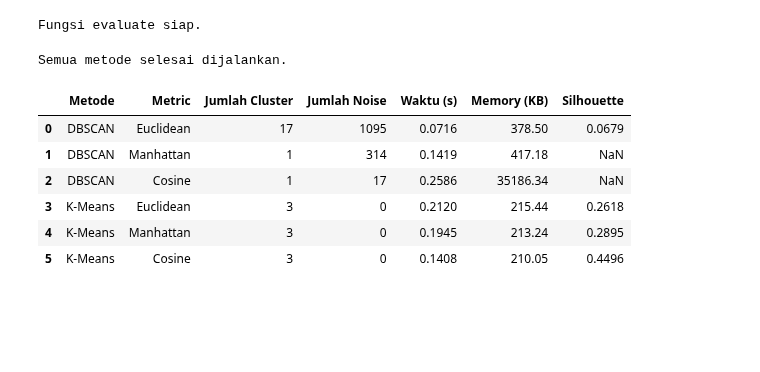
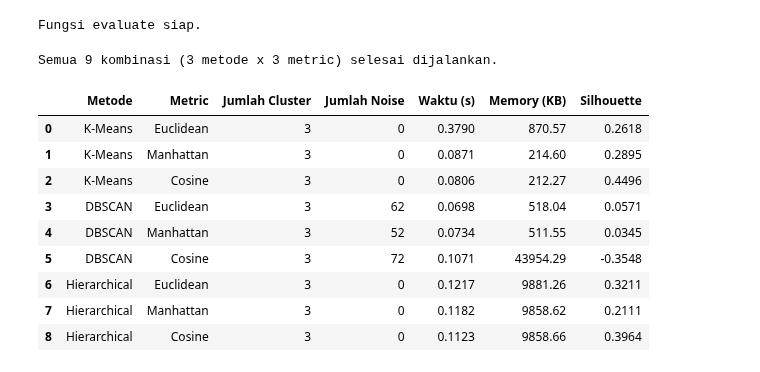
Before and after one commit to rachmadnanda/MachineLearning2026, a Jupyter notebook: Perbandingan_KMeans_DBScan.ipynb, the cells around one changed output. Cells and saved outputs as stored; diff of their text form; code cells hidden in the pictures; blank space fills up the shorter version.

```diff
--- a/Perbandingan_KMeans_DBScan.ipynb
+++ b/Perbandingan_KMeans_DBScan.ipynb
@@ -50,7 +50,7 @@ Data siap: (1498, 5)
 def evaluate(method, metric, X_data, **kwargs):
     """
     Jalankan clustering dan ukur semua metrik.
-    method  : 'DBSCAN' atau 'K-Means'
+    method  : 'DBSCAN', 'K-Means', atau 'Hierarchical'
     metric  : 'euclidean', 'manhattan', 'cosine'
     kwargs  : parameter model (eps, min_samples, k)
     """
@@ -65,11 +65,19 @@ def evaluate(method, metric, X_data, **kwargs):
         n_clusters = len(set(labels)) - (1 if -1 in labels else 0)
         n_noise = list(labels).count(-1)
         mask = labels != -1
-    else:  # K-Means
+    elif method == 'K-Means':
         model = KMeans(n_clusters=kwargs.get('k', 3),
                        random_state=42, n_init=10)
         labels = model.fit_predict(X_data)
         n_clusters = kwargs.get('k', 3)
+        n_noise = 0
+        mask = np.ones(len(labels), dtype=bool)
+    else:  # Hierarchical
+        model = AgglomerativeClustering(n_clusters=kwargs.get('n_clusters', 3),
+                                        metric=metric,
+                                        linkage=kwargs.get('linkage', 'average'))
+        labels = model.fit_predict(X_data)
+        n_clusters = kwargs.get('n_clusters', 3)
         n_noise = 0
         mask = np.ones(len(labels), dtype=bool)
 
@@ -97,40 +105,59 @@ print("Fungsi evaluate siap.")
 # %% [output]
 Fungsi evaluate siap.
 # %%
-# Parameter
-EPS_EUCLIDEAN = 0.5
-EPS_MANHATTAN = 1.0
-EPS_COSINE = 0.1
-MIN_SAMPLES = 10
-K_OPTIMAL = 3
+# ============================================
+# PARAMETER - FAIR COMPARISON
+# Semua metode menghasilkan jumlah cluster yang SAMA (3):
+#   K-Means      : k=3 dari Elbow Method
+#   DBSCAN       : eps di-tuning -> tepat 3 cluster (min_samples=4, konsisten)
+#   Hierarchical : n_clusters=3 dari pemotongan dendrogram (linkage='average')
+# ============================================
+K_OPTIMAL   = 3
+N_CLUSTERS  = 3
+LINKAGE     = 'average'
+MIN_SAMPLES = 4
+EPS_EUCLIDEAN = 0.8
+EPS_MANHATTAN = 1.2
+EPS_COSINE    = 0.04
 
 hasil_semua = []
+
+# --- K-Means ---
+hasil_semua.append(evaluate('K-Means', 'euclidean', X_scaled, k=K_OPTIMAL))
+hasil_semua.append(evaluate('K-Means', 'manhattan', X_scaled, k=K_OPTIMAL))
+hasil_semua.append(evaluate('K-Means', 'cosine', X_cosine, k=K_OPTIMAL))
 
 # --- DBSCAN ---
 hasil_semua.append(evaluate('DBSCAN', 'euclidean', X_scaled,
                             eps=EPS_EUCLIDEAN, min_samples=MIN_SAMPLES))
 hasil_semua.append(evaluate('DBSCAN', 'manhattan', X_scaled,
                             eps=EPS_MANHATTAN, min_samples=MIN_SAMPLES))
 hasil_semua.append(evaluate('DBSCAN', 'cosine', X_cosine,
                             eps=EPS_COSINE, min_samples=MIN_SAMPLES))
 
-# --- K-Means ---
-hasil_semua.append(evaluate('K-Means', 'euclidean', X_scaled, k=K_OPTIMAL))
-hasil_semua.append(evaluate('K-Means', 'manhattan', X_scaled, k=K_OPTIMAL))
-hasil_semua.append(evaluate('K-Means', 'cosine', X_cosine, k=K_OPTIMAL))
+# --- Hierarchical ---
+hasil_semua.append(evaluate('Hierarchical', 'euclidean', X_scaled,
+                            n_clusters=N_CLUSTERS, linkage=LINKAGE))
+hasil_semua.append(evaluate('Hierarchical', 'manhattan', X_scaled,
+                            n_clusters=N_CLUSTERS, linkage=LINKAGE))
+hasil_semua.append(evaluate('Hierarchical', 'cosine', X_cosine,
+                            n_clusters=N_CLUSTERS, linkage=LINKAGE))
 
 df_hasil = pd.DataFrame(hasil_semua)
-print("Semua metode selesai dijalankan.")
+print("Semua 9 kombinasi (3 metode x 3 metric) selesai dijalankan.")
 df_hasil
 # %% [output]
-Semua metode selesai dijalankan.
+Semua 9 kombinasi (3 metode x 3 metric) selesai dijalankan.
 |  | Metode | Metric | Jumlah Cluster | Jumlah Noise | Waktu (s) | Memory (KB) | Silhouette |
-| 0 | DBSCAN | Euclidean | 17 | 1095 | 0.0716 | 378.50 | 0.0679 |
-| 1 | DBSCAN | Manhattan | 1 | 314 | 0.1419 | 417.18 | NaN |
-| 2 | DBSCAN | Cosine | 1 | 17 | 0.2586 | 35186.34 | NaN |
-| 3 | K-Means | Euclidean | 3 | 0 | 0.2120 | 215.44 | 0.2618 |
-| 4 | K-Means | Manhattan | 3 | 0 | 0.1945 | 213.24 | 0.2895 |
-| 5 | K-Means | Cosine | 3 | 0 | 0.1408 | 210.05 | 0.4496 |
+| 0 | K-Means | Euclidean | 3 | 0 | 0.3790 | 870.57 | 0.2618 |
+| 1 | K-Means | Manhattan | 3 | 0 | 0.0871 | 214.60 | 0.2895 |
+| 2 | K-Means | Cosine | 3 | 0 | 0.0806 | 212.27 | 0.4496 |
+| 3 | DBSCAN | Euclidean | 3 | 62 | 0.0698 | 518.04 | 0.0571 |
+| 4 | DBSCAN | Manhattan | 3 | 52 | 0.0734 | 511.55 | 0.0345 |
+| 5 | DBSCAN | Cosine | 3 | 72 | 0.1071 | 43954.29 | -0.3548 |
+| 6 | Hierarchical | Euclidean | 3 | 0 | 0.1217 | 9881.26 | 0.3211 |
+| 7 | Hierarchical | Manhattan | 3 | 0 | 0.1182 | 9858.62 | 0.2111 |
+| 8 | Hierarchical | Cosine | 3 | 0 | 0.1123 | 9858.66 | 0.3964 |
 # %%
 # Tampilkan tabel
 print("="*80)
```
Also changed, not shown: parts of 10 cells of this notebook, 9 other files.
